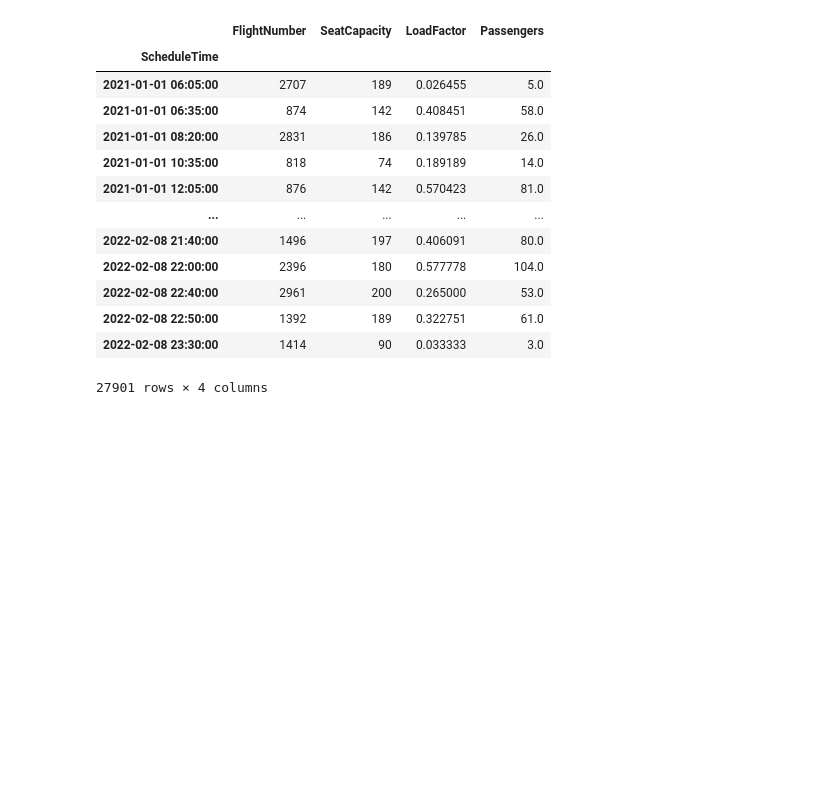
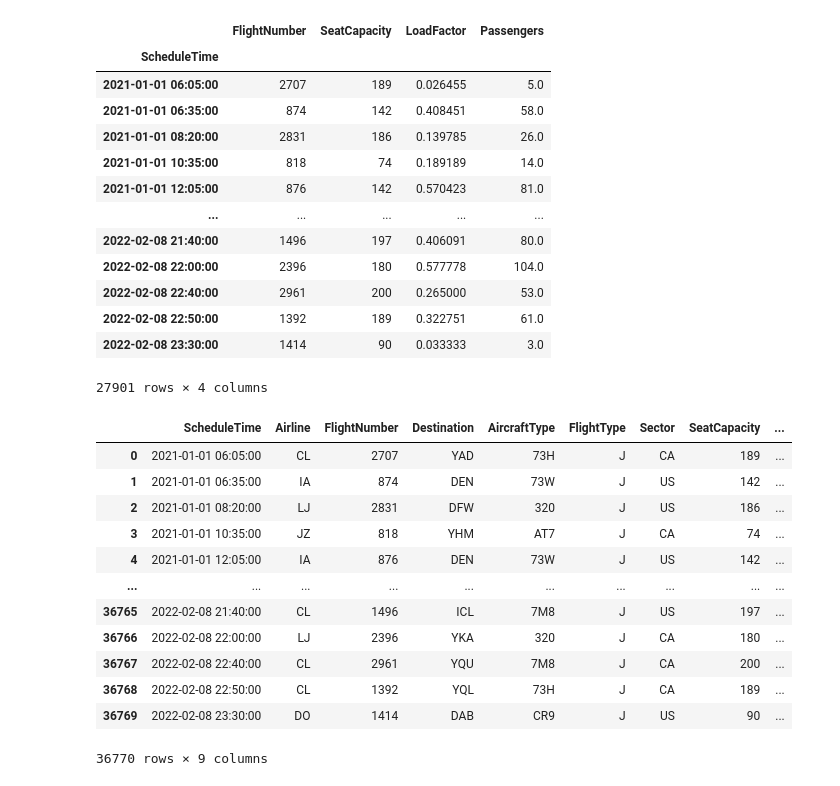
Before and after one commit to s183920/02582_Computational_Data_Analysis, a Jupyter notebook: Case1/explorative.ipynb, the cells around one changed output. Cells and saved outputs as stored; diff of their text form; code cells hidden in the pictures; blank space fills up the shorter version.

```diff
--- a/Case1/explorative.ipynb
+++ b/Case1/explorative.ipynb
@@ -113,3 +113,21 @@ d2
 | 2022-02-08 22:50:00 | 1392 | 189 | 0.322751 | 61.0 |
 | 2022-02-08 23:30:00 | 1414 | 90 | 0.033333 | 3.0 |
 27901 rows × 4 columns
+# %%
+data = pd.read_excel("Realized Schedule 20210101-20220208.xlsx", parse_dates = True)
+data = data.sort_values(by = "ScheduleTime").reset_index(drop = True)
+data
+# %% [output]
+|  | ScheduleTime | Airline | FlightNumber | Destination | AircraftType | FlightType | Sector | SeatCapacity | ... |
+| 0 | 2021-01-01 06:05:00 | CL | 2707 | YAD | 73H | J | CA | 189 | ... |
+| 1 | 2021-01-01 06:35:00 | IA | 874 | DEN | 73W | J | US | 142 | ... |
+| 2 | 2021-01-01 08:20:00 | LJ | 2831 | DFW | 320 | J | US | 186 | ... |
+| 3 | 2021-01-01 10:35:00 | JZ | 818 | YHM | AT7 | J | CA | 74 | ... |
+| 4 | 2021-01-01 12:05:00 | IA | 876 | DEN | 73W | J | US | 142 | ... |
+| ... | ... | ... | ... | ... | ... | ... | ... | ... | ... |
+| 36765 | 2022-02-08 21:40:00 | CL | 1496 | ICL | 7M8 | J | US | 197 | ... |
+| 36766 | 2022-02-08 22:00:00 | LJ | 2396 | YKA | 320 | J | CA | 180 | ... |
+| 36767 | 2022-02-08 22:40:00 | CL | 2961 | YQU | 7M8 | J | CA | 200 | ... |
+| 36768 | 2022-02-08 22:50:00 | CL | 1392 | YQL | 73H | J | CA | 189 | ... |
+| 36769 | 2022-02-08 23:30:00 | DO | 1414 | DAB | CR9 | J | US | 90 | ... |
+36770 rows × 9 columns
```
Also changed, not shown: parts of 3 cells of this notebook, 2 other files.
